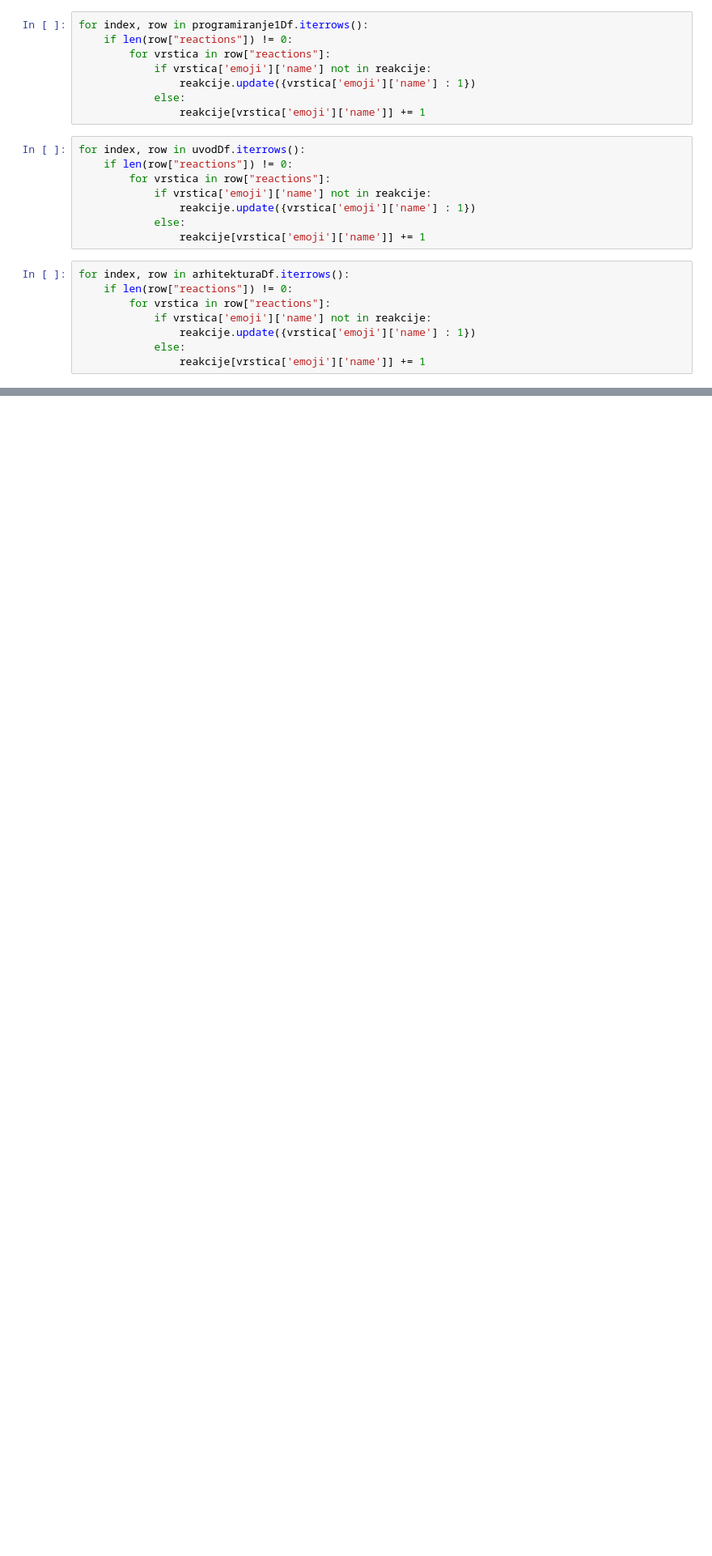
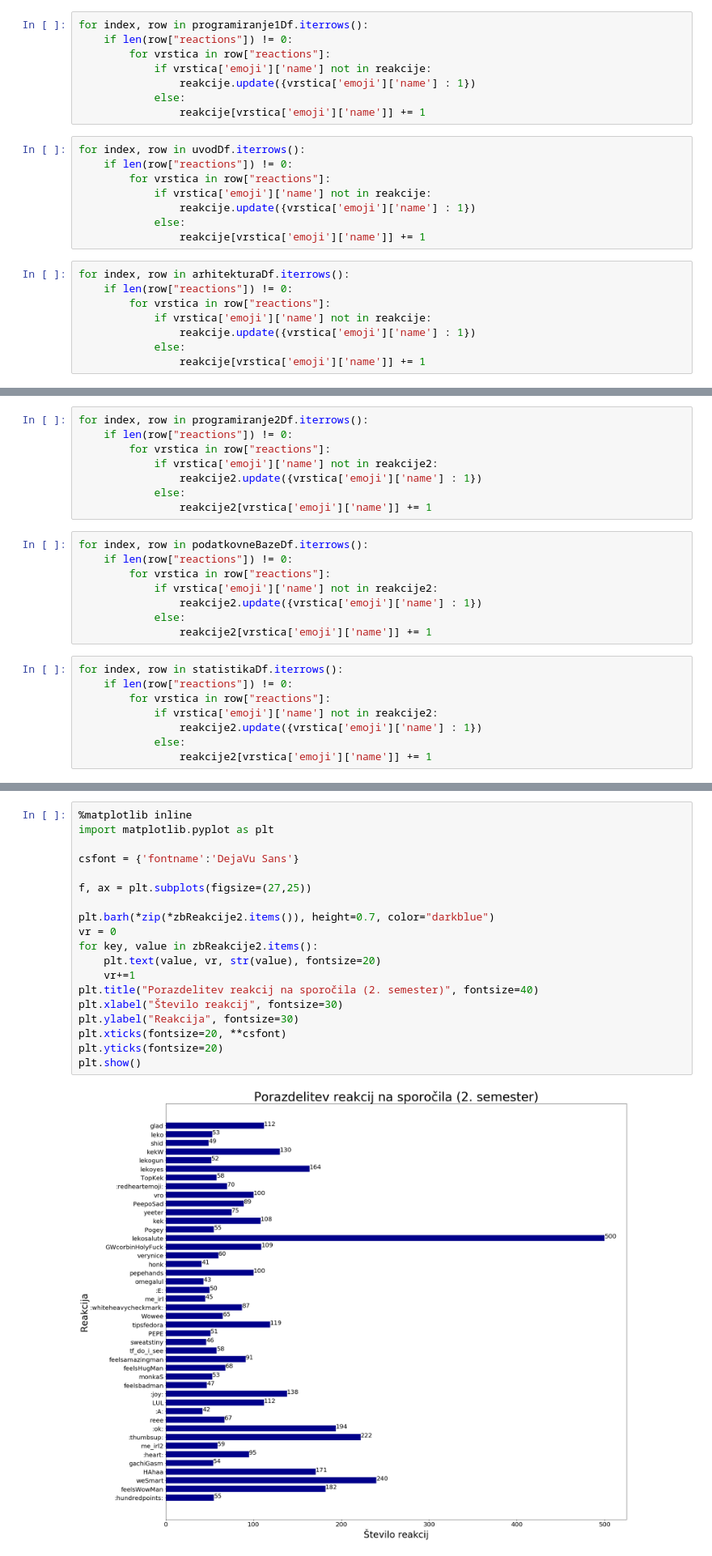
Before and after one commit to lukagregorn/PR21LGLNAS, a Jupyter notebook: PR21LGLNAS.ipynb, the cells around one changed output, grey strips where cells are left out. Shown at 81% size. Saved outputs shown, nothing was run; the diff lists cells and outputs as text; blank space fills up the shorter version.

```diff
--- a/PR21LGLNAS.ipynb
+++ b/PR21LGLNAS.ipynb
@@ -190,0 +234,24 @@ plt.show()
+# %%
+for index, row in programiranje2Df.iterrows():
+    if len(row["reactions"]) != 0:
+        for vrstica in row["reactions"]:
+            if vrstica['emoji']['name'] not in reakcije2:
+                reakcije2.update({vrstica['emoji']['name'] : 1})
+            else:
+                reakcije2[vrstica['emoji']['name']] += 1
+# %%
+for index, row in podatkovneBazeDf.iterrows():
+    if len(row["reactions"]) != 0:
+        for vrstica in row["reactions"]:
+            if vrstica['emoji']['name'] not in reakcije2:
+                reakcije2.update({vrstica['emoji']['name'] : 1})
+            else:
+                reakcije2[vrstica['emoji']['name']] += 1
+# %%
+for index, row in statistikaDf.iterrows():
+    if len(row["reactions"]) != 0:
+        for vrstica in row["reactions"]:
+            if vrstica['emoji']['name'] not in reakcije2:
+                reakcije2.update({vrstica['emoji']['name'] : 1})
+            else:
+                reakcije2[vrstica['emoji']['name']] += 1
@@ -190,0 +348,21 @@ plt.show()
+# %%
+%matplotlib inline
+import matplotlib.pyplot as plt
+
+csfont = {'fontname':'DejaVu Sans'}
+
+f, ax = plt.subplots(figsize=(27,25))
+
+plt.barh(*zip(*zbReakcije2.items()), height=0.7, color="darkblue")
+vr = 0
+for key, value in zbReakcije2.items():
+    plt.text(value, vr, str(value), fontsize=20)
+    vr+=1
+plt.title("Porazdelitev reakcij na sporočila (2. semester)", fontsize=40)
+plt.xlabel("Število reakcij", fontsize=30)
+plt.ylabel("Reakcija", fontsize=30)
+plt.xticks(fontsize=20, **csfont)
+plt.yticks(fontsize=20)
+plt.show()
+# %% [output]
+[figure, added]
```
Also changed, not shown: parts of 17 cells of this notebook.
